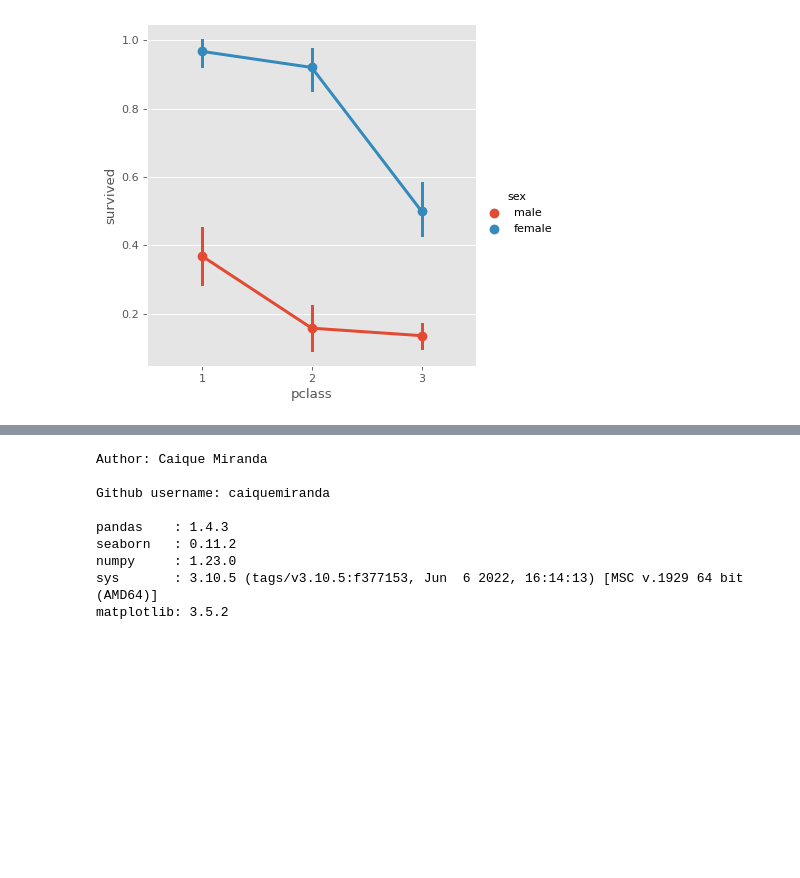
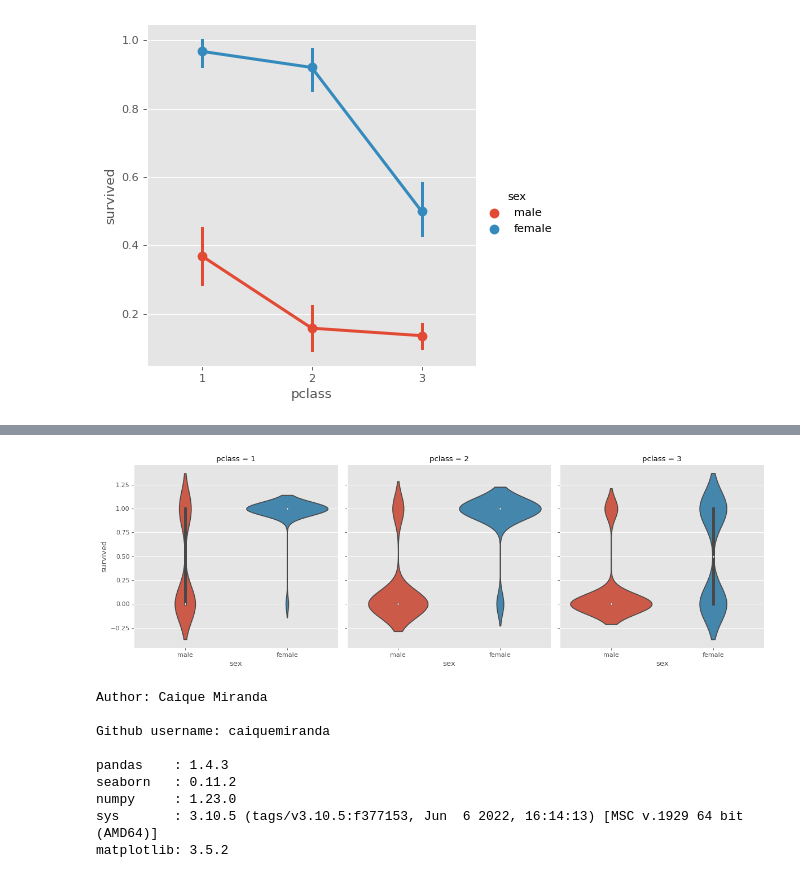
Before and after one commit to caiquemiranda/data-visualization-python, a Jupyter notebook: 10-analysis-visualization-titanic-dataset.ipynb, the cells around one changed output, grey strips where cells are left out. Drawn from its saved outputs; the diff is of its cells as text; code cells hidden in the pictures; blank space fills up the shorter version.

```diff
--- a/10-analysis-visualization-titanic-dataset.ipynb
+++ b/10-analysis-visualization-titanic-dataset.ipynb
@@ -349,3 +364,11 @@ sns.catplot(x= 'pclass',
+# %%
+sns.catplot(x= 'sex',
+            y= 'survived',
+            kind= 'violin',
+            col= 'pclass',
+            data= titanic);
+# %% [output]
+[figure, added]
 # %%
 %reload_ext watermark
 %watermark -a "Caique Miranda" -gu "caiquemiranda" -iv
```
Also changed, not shown: parts of 2 cells of this notebook.
